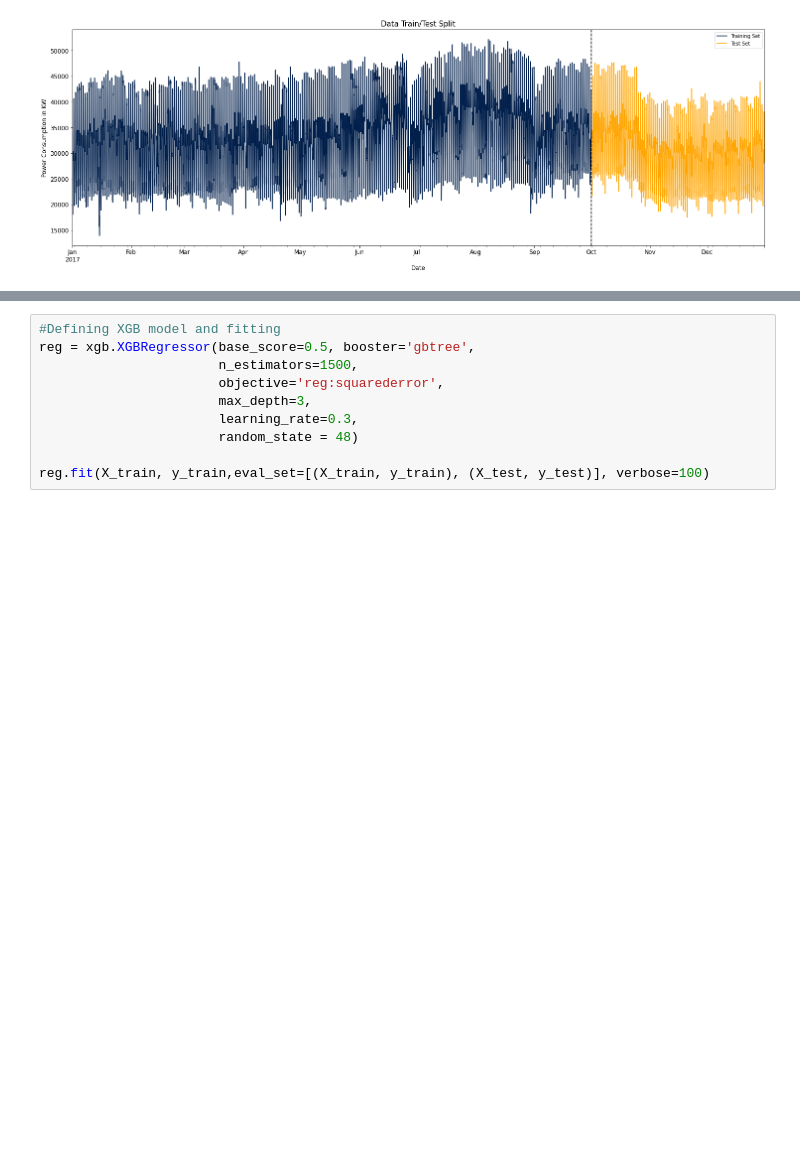
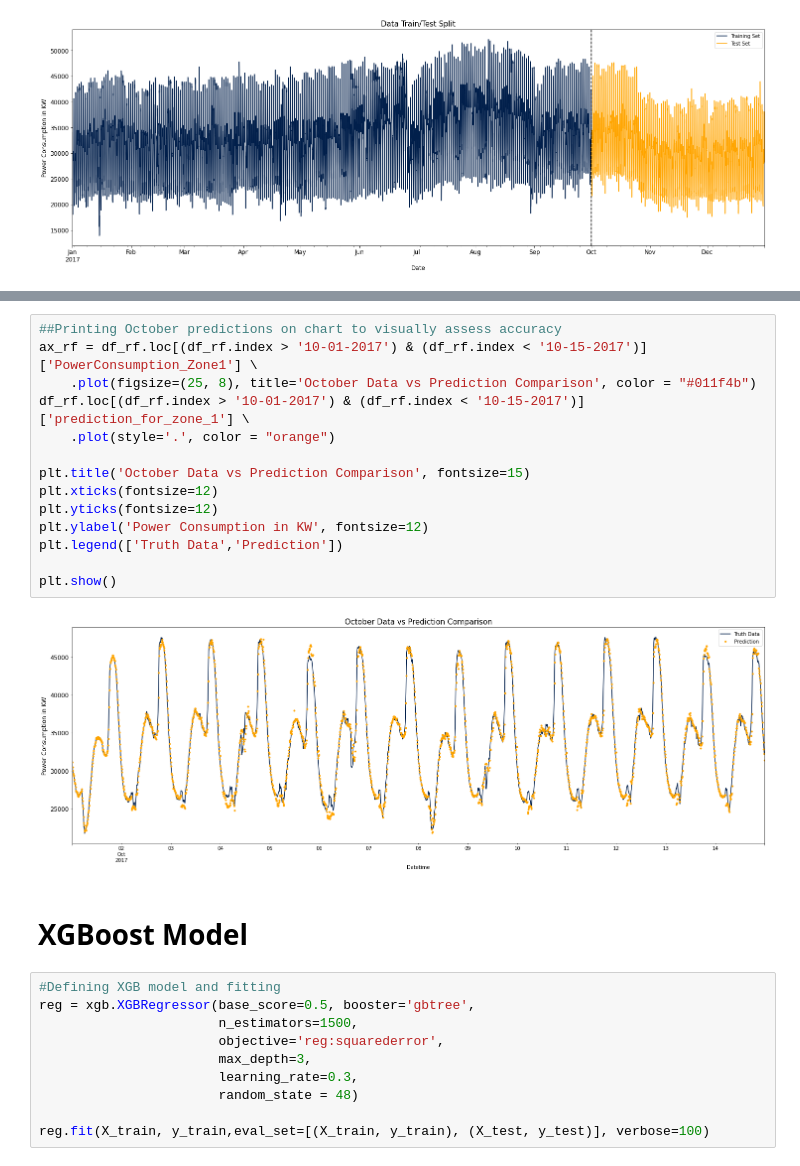
Before and after one commit to thedeveloper2104/NASH_2023_bro_code, a Jupyter notebook: NASH_Bro_Code_Energy_Streamliner.ipynb, the cells around one changed output, grey strips where cells are left out. Cells and saved outputs as stored; diff of their text form; blank space fills up the shorter version.

```diff
--- a/NASH_Bro_Code_Energy_Streamliner.ipynb
+++ b/NASH_Bro_Code_Energy_Streamliner.ipynb
@@ -255,3 +329,21 @@ plt.show()
+# %%
+##Printing October predictions on chart to visually assess accuracy
+ax_rf = df_rf.loc[(df_rf.index > '10-01-2017') & (df_rf.index < '10-15-2017')]['PowerConsumption_Zone1'] \
+    .plot(figsize=(25, 8), title='October Data vs Prediction Comparison', color = "#011f4b")
+df_rf.loc[(df_rf.index > '10-01-2017') & (df_rf.index < '10-15-2017')]['prediction_for_zone_1'] \
+    .plot(style='.', color = "orange")
+
+plt.title('October Data vs Prediction Comparison', fontsize=15)
+plt.xticks(fontsize=12)
+plt.yticks(fontsize=12)
+plt.ylabel('Power Consumption in KW', fontsize=12)
+plt.legend(['Truth Data','Prediction'])
+
+plt.show()
+# %% [output]
+[figure, added]
+# %% [markdown]
+# XGBoost Model
 # %%
 #Defining XGB model and fitting
 reg = xgb.XGBRegressor(base_score=0.5, booster='gbtree',
```
Also changed, not shown: parts of 27 cells of this notebook.
